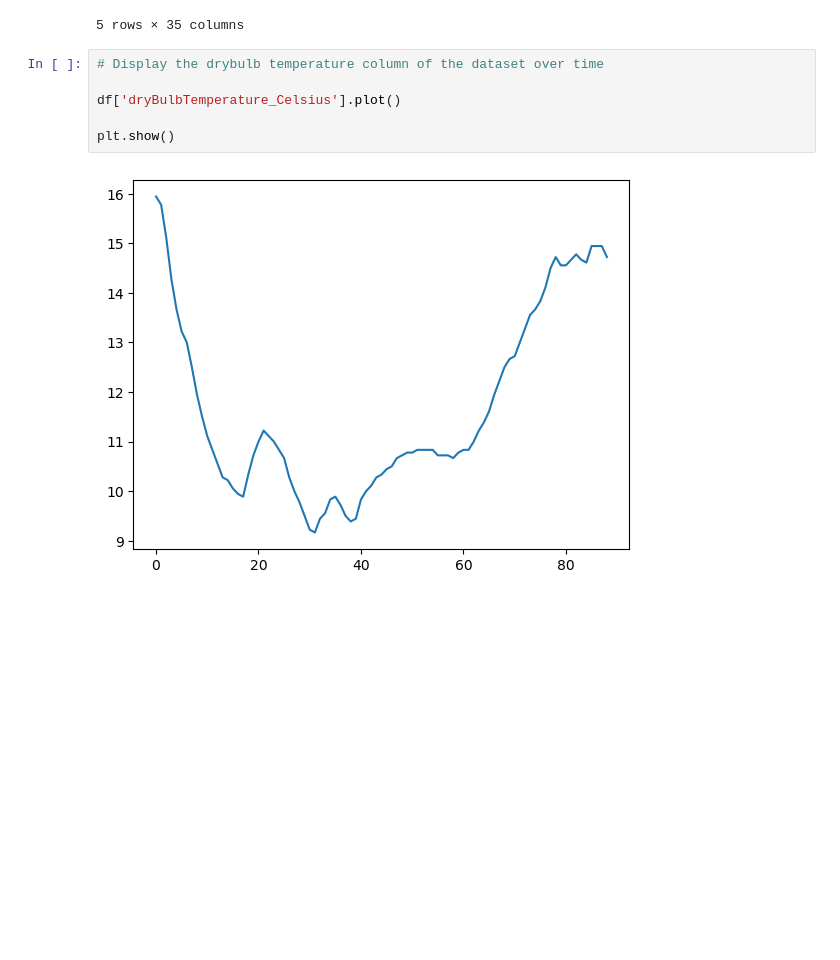
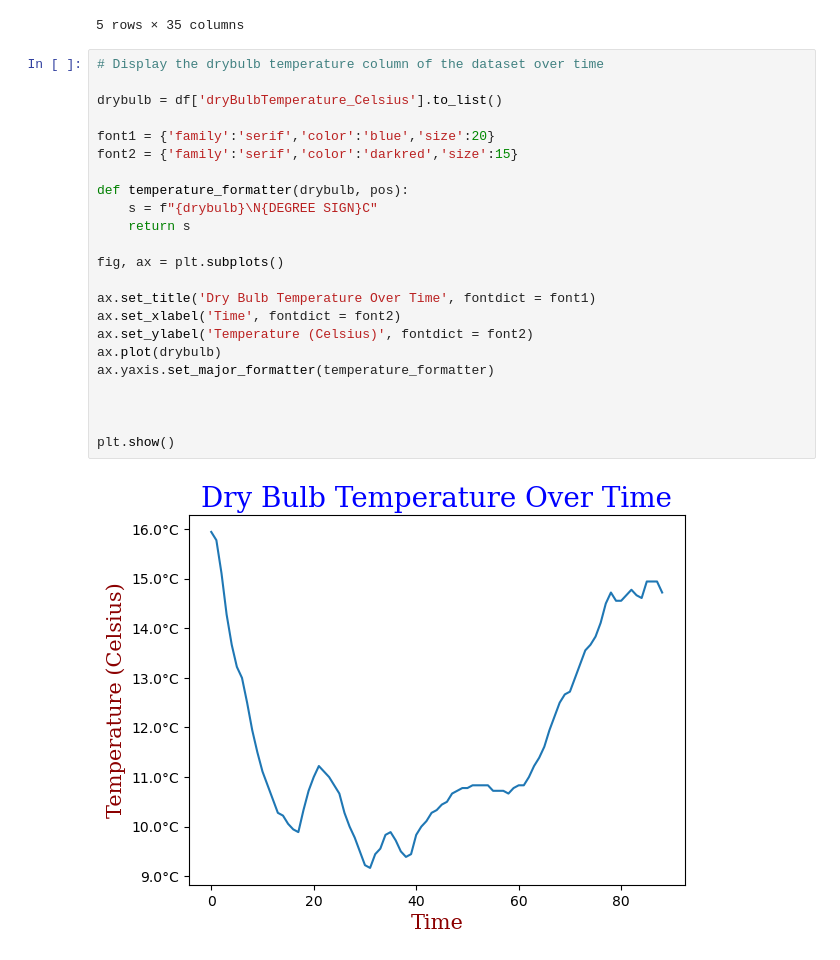
Before and after one commit to MikeCurleyCoosan/PFDA, a Jupyter notebook: PFDA_assignments/assignment2-weather.ipynb, the cells around one changed output. Cells and saved outputs as stored; diff of their text form; blank space fills up the shorter version.

```diff
--- a/PFDA_assignments/assignment2-weather.ipynb
+++ b/PFDA_assignments/assignment2-weather.ipynb
@@ -24,11 +24,28 @@ df.head()
 | 3 | f2d42aea-f516-ec11-b76a-0003ff599499 | 2024-10-02T17:15:00+00:00 | 2024-10-02T17:15:00+00:00 | 1 | True | True | ... |
 | 4 | f2d42aea-f516-ec11-b76a-0003ff599499 | 2024-10-02T17:30:00+00:00 | 2024-10-02T17:30:00+00:00 | 1 | True | True | ... |
 5 rows × 35 columns
-# %%
-# Display the drybulb temperature column of the dataset over time
-
-df['dryBulbTemperature_Celsius'].plot()
-
-plt.show()
-# %% [output]
-[figure, removed]
+# %%
+# Display the drybulb temperature column of the dataset over time
+
+drybulb = df['dryBulbTemperature_Celsius'].to_list()
+
+font1 = {'family':'serif','color':'blue','size':20}
+font2 = {'family':'serif','color':'darkred','size':15}
+
+def temperature_formatter(drybulb, pos):
+    s = f"{drybulb}\N{DEGREE SIGN}C"
+    return s
+
+fig, ax = plt.subplots()
+
+ax.set_title('Dry Bulb Temperature Over Time', fontdict = font1)
+ax.set_xlabel('Time', fontdict = font2)
+ax.set_ylabel('Temperature (Celsius)', fontdict = font2)
+ax.plot(drybulb)
+ax.yaxis.set_major_formatter(temperature_formatter)
+
+
+
+plt.show()
+# %% [output]
+[figure, added]
```
